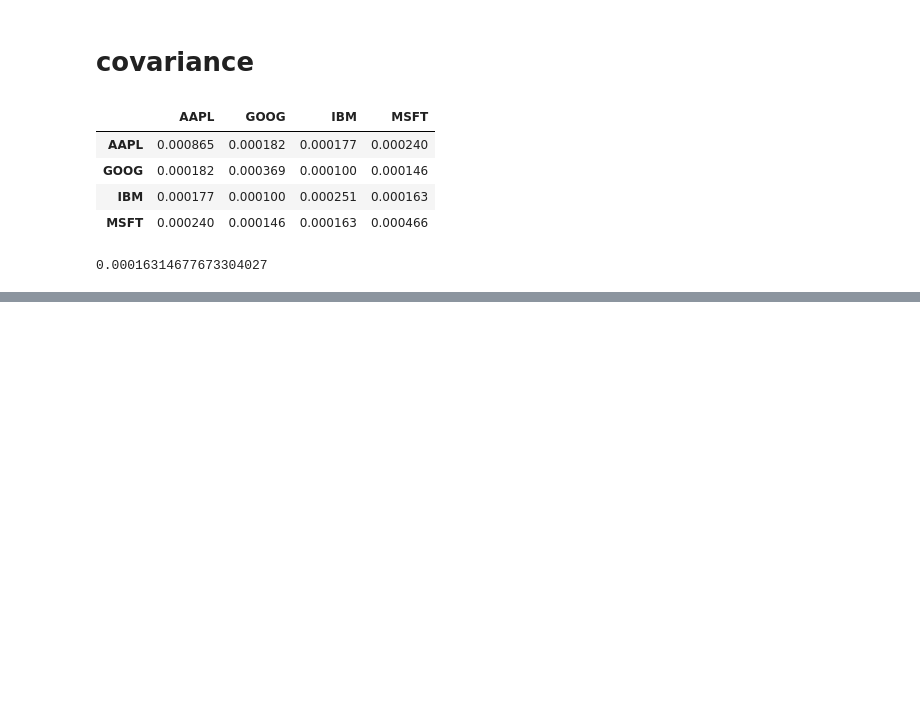
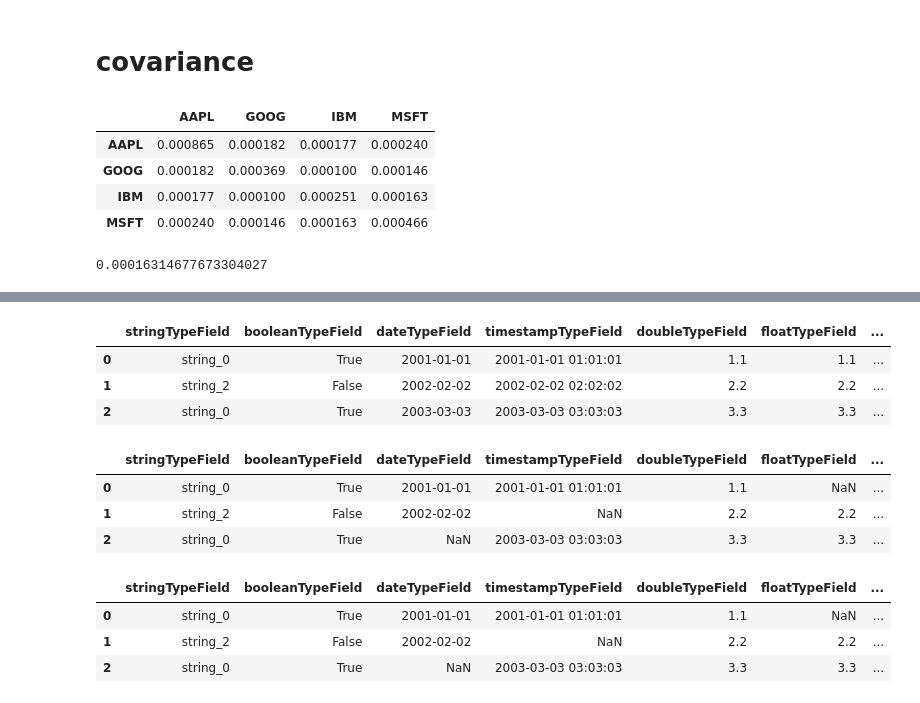
Before and after one commit to srqway/python, a Jupyter notebook: pandas-python/notebook/DataFrame.ipynb, the cells around one changed output, grey strips where cells are left out. Cells and saved outputs as stored; diff of their text form; code cells hidden in the pictures; blank space fills up the shorter version.

```diff
--- a/pandas-python/notebook/DataFrame.ipynb
+++ b/pandas-python/notebook/DataFrame.ipynb
@@ -564,0 +584,25 @@ returns['MSFT'].cov(returns['IBM'])
+# %%
+tsvFileWithGarbageLineDf = pd.read_csv('/home/hsiehpinghan/git/python/pandas-python/data/dataFrame/tsvFileWithGarbageLine.tsv', sep="\t", skiprows=[0, 2, 3])
+tsvFileWithGarbageLineDf
+# %% [output]
+|  | stringTypeField | booleanTypeField | dateTypeField | timestampTypeField | doubleTypeField | floatTypeField | ... |
+| 0 | string_0 | True | 2001-01-01 | 2001-01-01 01:01:01 | 1.1 | 1.1 | ... |
+| 1 | string_2 | False | 2002-02-02 | 2002-02-02 02:02:02 | 2.2 | 2.2 | ... |
+| 2 | string_0 | True | 2003-03-03 | 2003-03-03 03:03:03 | 3.3 | 3.3 | ... |
+# %%
+tsvFileWithNullValueDf = pd.read_csv('/home/hsiehpinghan/git/python/pandas-python/data/dataFrame/tsvFileWithNullValue.tsv', sep="\t", na_values=["", "NA", "NaN", "null"])
+tsvFileWithNullValueDf
+# %% [output]
+|  | stringTypeField | booleanTypeField | dateTypeField | timestampTypeField | doubleTypeField | floatTypeField | ... |
+| 0 | string_0 | True | 2001-01-01 | 2001-01-01 01:01:01 | 1.1 | NaN | ... |
+| 1 | string_2 | False | 2002-02-02 | NaN | 2.2 | 2.2 | ... |
+| 2 | string_0 | True | NaN | 2003-03-03 03:03:03 | 3.3 | 3.3 | ... |
+# %%
+sentinels = {'dateTypeField': ['null'], 'timestampTypeField': ['NaN'], 'integerTypeField': ['NA']}
+sentinelsDf = pd.read_csv('/home/hsiehpinghan/git/python/pandas-python/data/dataFrame/tsvFileWithNullValue.tsv', sep="\t", na_values=sentinels)
+sentinelsDf
+# %% [output]
+|  | stringTypeField | booleanTypeField | dateTypeField | timestampTypeField | doubleTypeField | floatTypeField | ... |
+| 0 | string_0 | True | 2001-01-01 | 2001-01-01 01:01:01 | 1.1 | NaN | ... |
+| 1 | string_2 | False | 2002-02-02 | NaN | 2.2 | 2.2 | ... |
+| 2 | string_0 | True | NaN | 2003-03-03 03:03:03 | 3.3 | 3.3 | ... |
```
Also changed, not shown: parts of 4 cells of this notebook, 4 other files.
